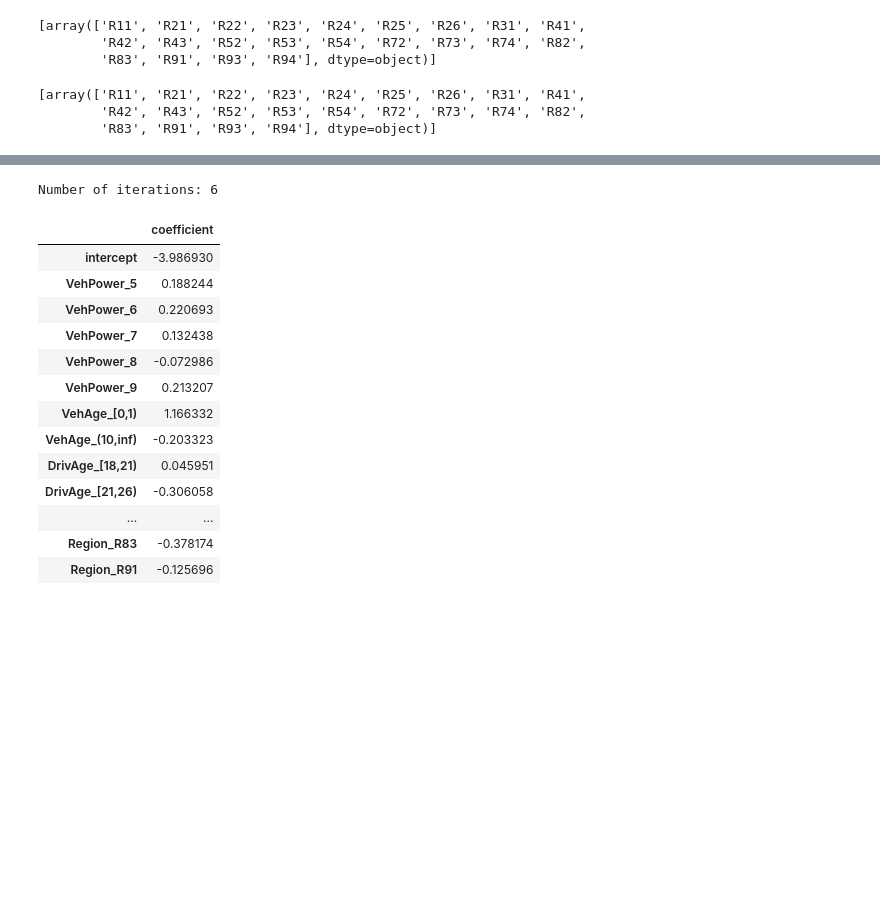
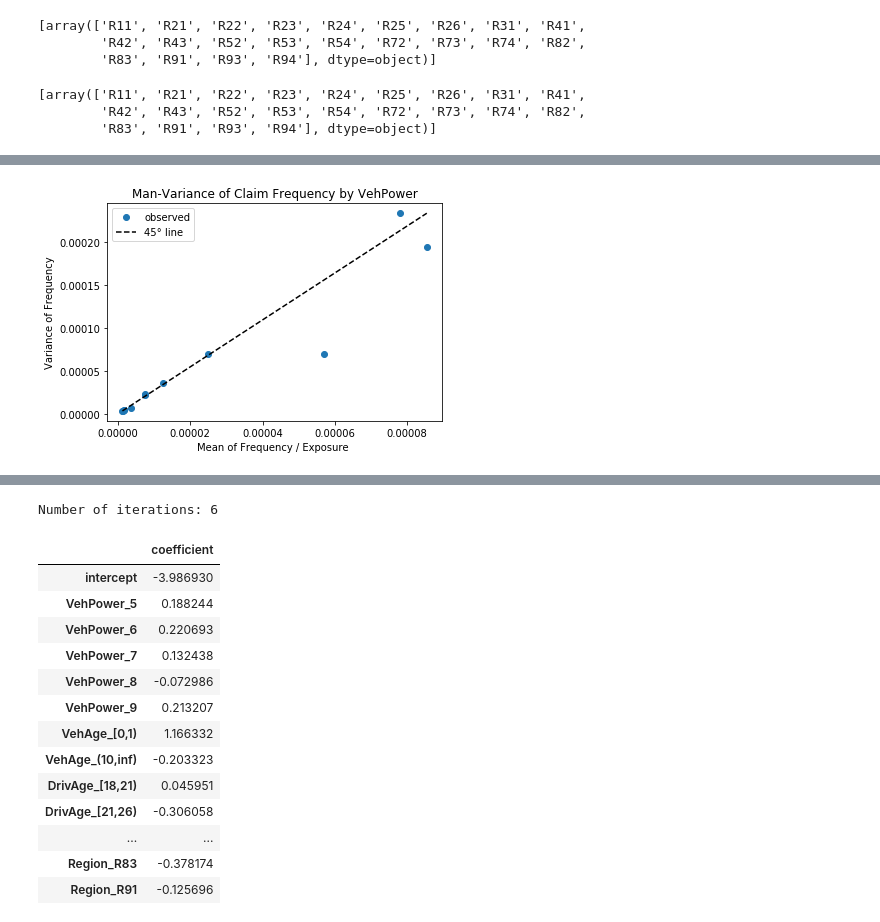
Before and after one commit to lorentzenchr/Tutorial_freMTPL2, a Jupyter notebook: glm_freMTPL2_example.ipynb, the cells around one changed output, grey strips where cells are left out. Saved outputs shown, nothing was run; the diff lists cells and outputs as text; code cells hidden in the pictures; blank space fills up the shorter version.

```diff
--- a/glm_freMTPL2_example.ipynb
+++ b/glm_freMTPL2_example.ipynb
@@ -340 +442,43 @@ display(column_trans.transformers_[7][1].categories_)
+# %%
+# Check mean-variance relationship for Poisson: Var[Y] = E[Y] / Exposure
+# Estimate Var[Y] and E[Y]
+# Plot estimates Var[Y] vs E[Y]/Exposure
+# Note: We group by VehPower in order to have different E[Y].
+
+def my_agg(x):
+    """See https://stackoverflow.com/q/44635626"""
+    names = {
+        'Freq_mean': np.average(x['Freq'], weights=x['Exposure']),
+        'Freq_var': var_weighted(x['Freq'], weights=x['Exposure'], method=2),
+        'Exposure_sum': x['Exposure'].sum()
+    }
+    return pd.Series(names, index=['Freq_mean', 'Freq_var', 'Exposure_sum'])
+
+df_plot = (df
+           .assign(Freq = lambda x: x['ClaimNb']/x['Exposure'])
+           .groupby('VehPower')
+           .apply(my_agg)
+          )
+
+plt.plot(df_plot['Freq_mean']/df_plot['Exposure_sum'], df_plot['Freq_var'], '.',
+         markersize=12, label='observed')
+
+plt.plot([(df_plot['Freq_mean']/df_plot['Exposure_sum']).min(),
+          (df_plot['Freq_mean']/df_plot['Exposure_sum']).max()],
+         [df_plot['Freq_var'].min(), df_plot['Freq_var'].max()],
+         'k--', label='45° line')
+plt.xlabel('Mean of Frequency / Exposure ')
+plt.ylabel('Variance of Frequency')
+plt.legend()
+plt.title('Man-Variance of Claim Frequency by VehPower');
+
+# This is a strong confirmation for the use of a Poisson when fitting!
+# Hint 1: If Y were normal distributed, one should see a horizontal line,
+#         because for a Normal: Var[Y] ~ constant/Exposure.
+# Hint 2: The 45° line is not even necessary, any straight line through the origin would be enough
+#         for a simple reason:
+#         1) A quasi-Poisson distribution has Var[Y] = phi * E[Y]/w
+#         2) phi does not influence the estimation/fitting of E[Y] (thanks @ExponentialDispersionFamily)
+# %% [output]
+[figure, added]
 # %% [markdown]
```
Also changed, not shown: parts of 46 cells of this notebook, 1 other file.
